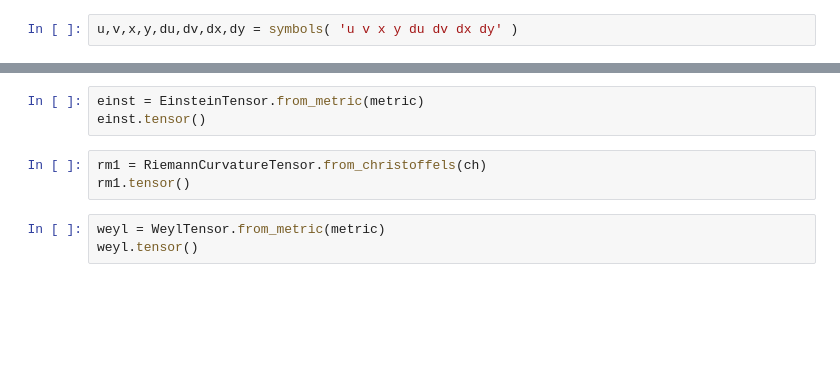
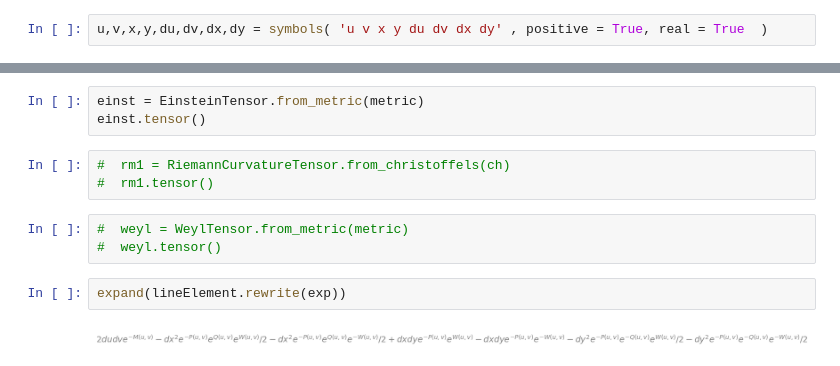
Before and after one commit to GeoffCope/General_Relativity_Python, a Jupyter notebook: Interaction_of_Plane_Asymptotic_Gravitational_Waves_by_Hayward.ipynb, the cells around one changed output, grey strips where cells are left out. Saved outputs shown, nothing was run; the diff lists cells and outputs as text; blank space fills up the shorter version.

```diff
--- a/Interaction_of_Plane_Asymptotic_Gravitational_Waves_by_Hayward.ipynb
+++ b/Interaction_of_Plane_Asymptotic_Gravitational_Waves_by_Hayward.ipynb
@@ -26,7 +26,7 @@ import warnings
 import matplotlib.cbook
 warnings.filterwarnings("ignore",category=matplotlib.cbook.mplDeprecation)
 # %%
-u,v,x,y,du,dv,dx,dy = symbols( 'u v x y du dv dx dy' )
+u,v,x,y,du,dv,dx,dy = symbols( 'u v x y du dv dx dy' , positive = True, real = True  )
 # %%
 P = Function('P')(u,v)
 P
@@ -123,8 +121,12 @@ R.expr
 einst = EinsteinTensor.from_metric(metric)
 einst.tensor()
 # %%
-rm1 = RiemannCurvatureTensor.from_christoffels(ch)
-rm1.tensor()
+#  rm1 = RiemannCurvatureTensor.from_christoffels(ch)
+#  rm1.tensor()
 # %%
-weyl = WeylTensor.from_metric(metric)
-weyl.tensor()
+#  weyl = WeylTensor.from_metric(metric)
+#  weyl.tensor()
+# %%
+expand(lineElement.rewrite(exp))
+# %% [output]
+[figure, added]
```
Also changed, not shown: parts of 9 cells of this notebook, 17 other files.
